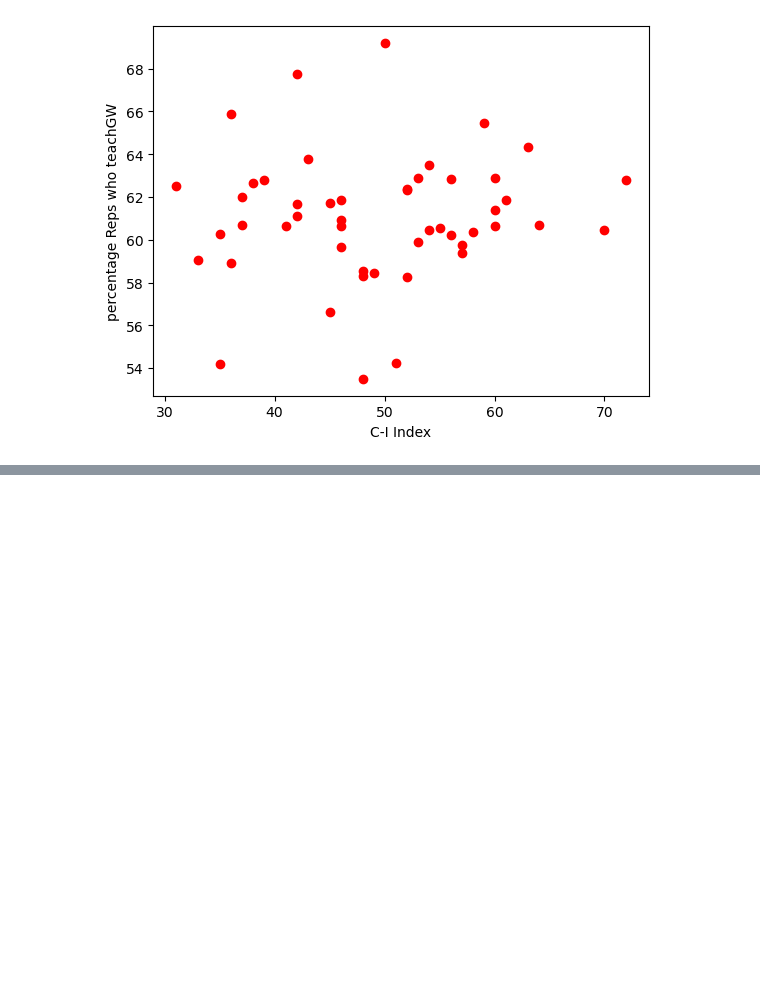
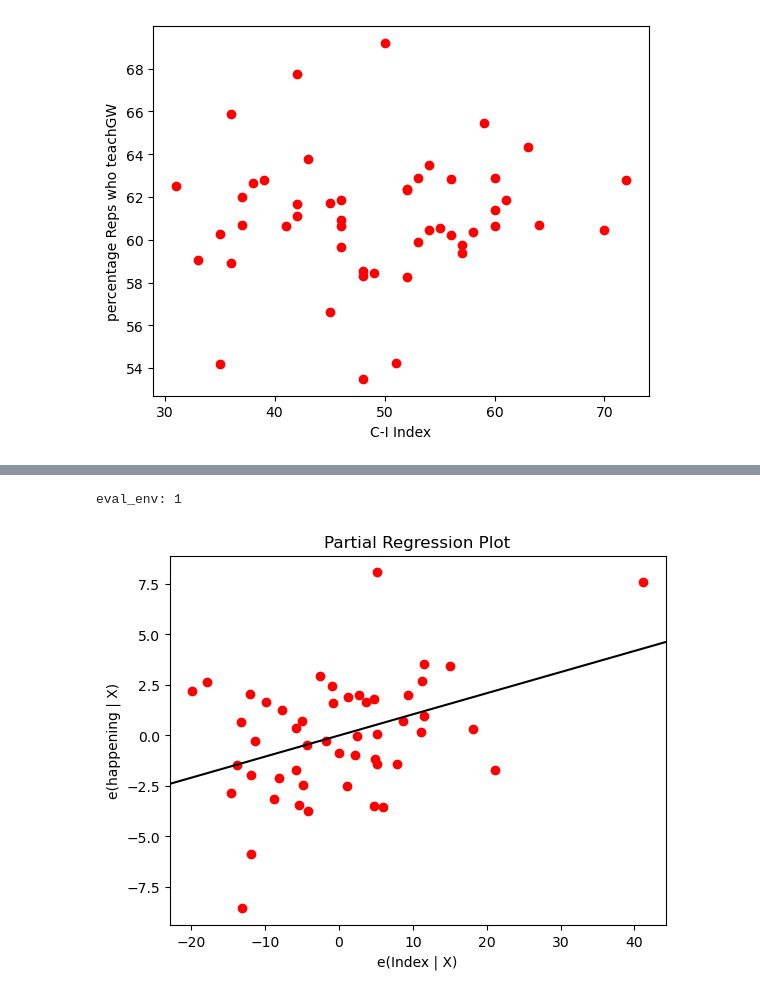
Before and after one commit to ns037/Sunwater_Institute, a Jupyter notebook: partisan_state.ipynb, the cells around one changed output, grey strips where cells are left out. Drawn from its saved outputs; the diff is of its cells as text; code cells hidden in the pictures; blank space fills up the shorter version.

Commit message:
regression partial plots

```diff
--- a/partisan_state.ipynb
+++ b/partisan_state.ipynb
@@ -347,0 +436,3 @@ plt.show()
+# %%
+income['avg_income'] = income[list_dates].mean(axis = 1)
+income.head()
@@ -347,0 +446,3 @@ plt.show()
+# %%
+income.drop(columns=list_dates, inplace=True)
+income.head()
@@ -347,0 +456,12 @@ plt.show()
+# %%
+Rep_happening = collective_df[collective_df.Group =='Rep'].merge(income, on='Code',how='outer')
+Dem_happening = collective_df[collective_df.Group =='Dem'].merge(income, on='Code',how='outer')
+# %%
+Rep_happening = Rep_happening[~Rep_happening.Index.isna()]
+Dem_happening = Dem_happening[~Dem_happening.Index.isna()]
+# %%
+sm.graphics.plot_partregress(data = Rep_happening,endog = 'happening',exog_i = 'Index',exog_others=['avg_income'],obs_labels=False,color = 'red')
+plt.show()
+# %% [output]
+eval_env: 1
+[figure, added]
```
Also changed, not shown: parts of 15 cells of this notebook, 5 other files.
